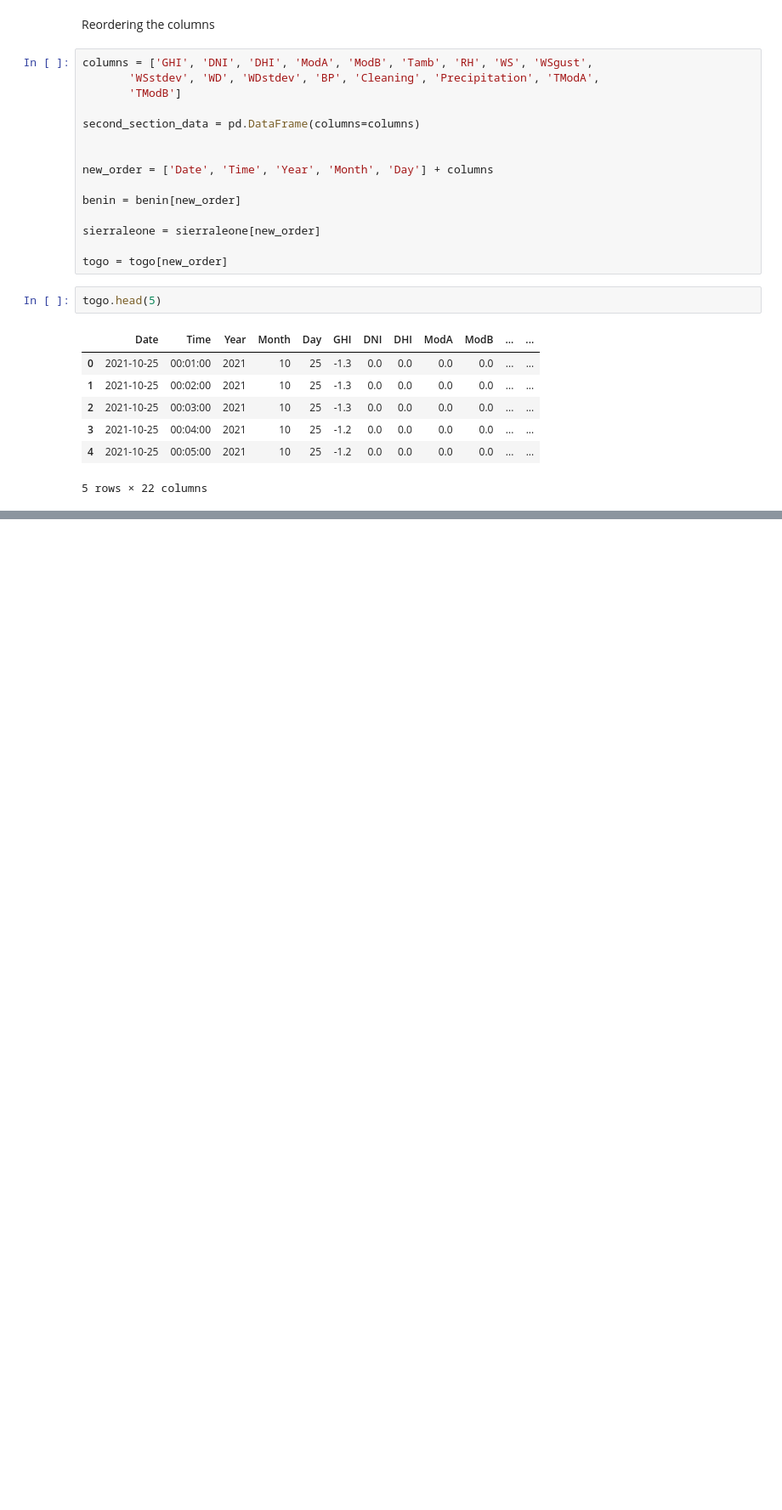
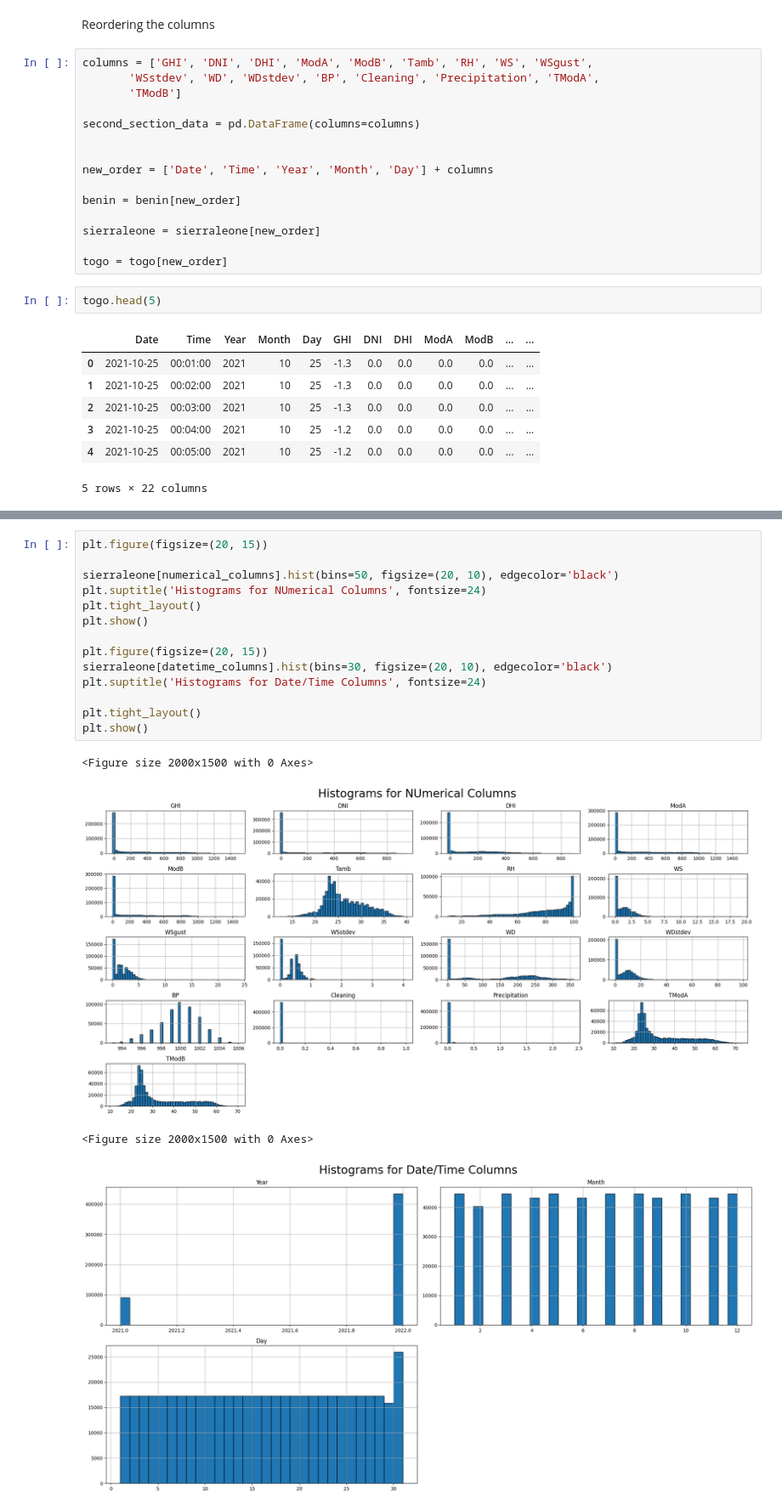
Before and after one commit to SamrawitMM/SolarRadiation-EDA, a Jupyter notebook: notebooks/main.ipynb, the cells around one changed output, grey strips where cells are left out. Shown at 85% size. Saved outputs shown, nothing was run; the diff lists cells and outputs as text; blank space fills up the shorter version.

```diff
--- a/notebooks/main.ipynb
+++ b/notebooks/main.ipynb
@@ -322,0 +482,19 @@ togo.head(5)
+# %%
+plt.figure(figsize=(20, 15))
+
+sierraleone[numerical_columns].hist(bins=50, figsize=(20, 10), edgecolor='black')
+plt.suptitle('Histograms for NUmerical Columns', fontsize=24)
+plt.tight_layout()
+plt.show()
+
+plt.figure(figsize=(20, 15))
+sierraleone[datetime_columns].hist(bins=30, figsize=(20, 10), edgecolor='black')
+plt.suptitle('Histograms for Date/Time Columns', fontsize=24)
+
+plt.tight_layout()
+plt.show()
+# %% [output]
+<Figure size 2000x1500 with 0 Axes>
+[figure, added]
+<Figure size 2000x1500 with 0 Axes>
+[figure, added]
```
Also changed, not shown: parts of 13 cells of this notebook.
